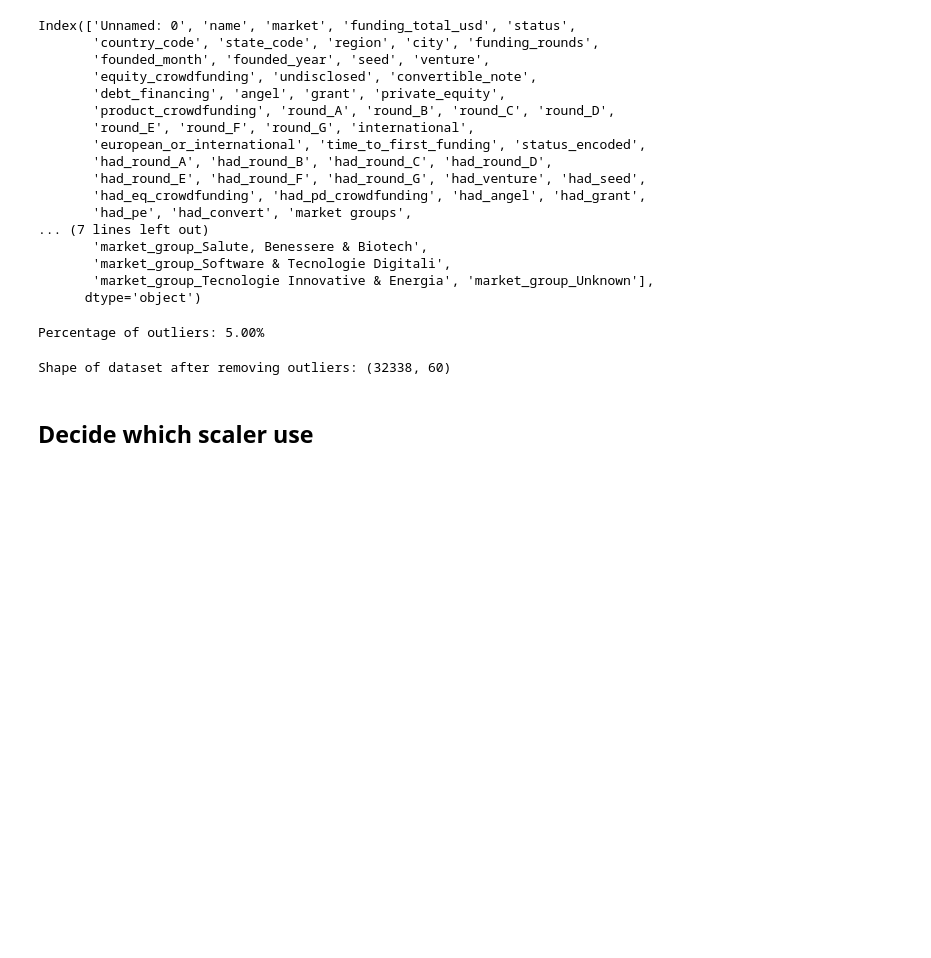
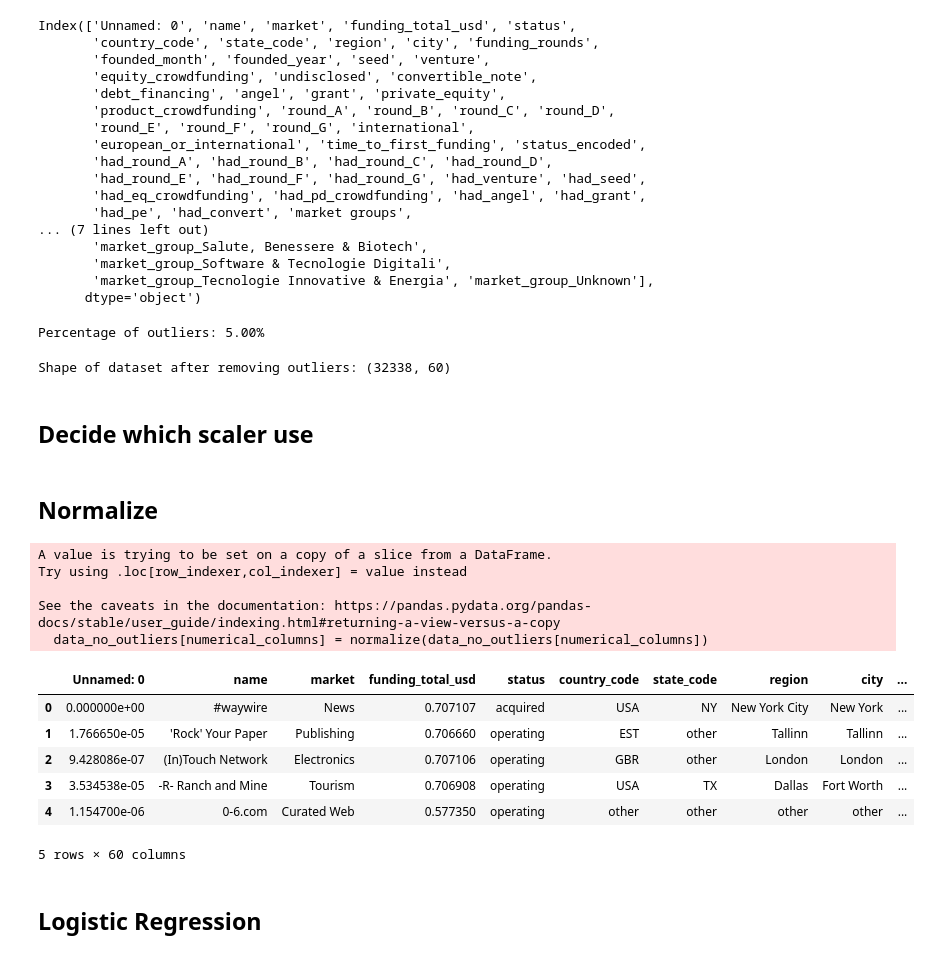
Before and after one commit to lorenzopanero/startup-prediction, a Jupyter notebook: notebook/one_hot_encoding.ipynb, the cells around one changed output. Saved outputs shown, nothing was run; the diff lists cells and outputs as text; code cells hidden in the pictures; blank space fills up the shorter version.

```diff
--- a/notebook/one_hot_encoding.ipynb
+++ b/notebook/one_hot_encoding.ipynb
@@ -198,3 +201,28 @@ Shape of dataset after removing outliers: (32338, 60)
 
 # # Display the first few rows of the standardized data
 # data_no_outliers.head()
+# %% [markdown]
+## Normalize
+# %%
+from sklearn.preprocessing import normalize
+
+# Normalize the numerical columns
+data_no_outliers[numerical_columns] = normalize(data_no_outliers[numerical_columns])
+
+# Display the first few rows of the normalized data
+data_no_outliers.head()
+# %% [output]
+A value is trying to be set on a copy of a slice from a DataFrame.
+Try using .loc[row_indexer,col_indexer] = value instead
+
+See the caveats in the documentation: https://pandas.pydata.org/pandas-docs/stable/user_guide/indexing.html#returning-a-view-versus-a-copy
+  data_no_outliers[numerical_columns] = normalize(data_no_outliers[numerical_columns])
+|  | Unnamed: 0 | name | market | funding_total_usd | status | country_code | state_code | region | city | ... |
+| 0 | 0.000000e+00 | #waywire | News | 0.707107 | acquired | USA | NY | New York City | New York | ... |
+| 1 | 1.766650e-05 | 'Rock' Your Paper | Publishing | 0.706660 | operating | EST | other | Tallinn | Tallinn | ... |
+| 2 | 9.428086e-07 | (In)Touch Network | Electronics | 0.707106 | operating | GBR | other | London | London | ... |
+| 3 | 3.534538e-05 | -R- Ranch and Mine | Tourism | 0.706908 | operating | USA | TX | Dallas | Fort Worth | ... |
+| 4 | 1.154700e-06 | 0-6.com | Curated Web | 0.577350 | operating | other | other | other | other | ... |
+5 rows × 60 columns
+# %% [markdown]
+## Logistic Regression
```
Also changed, not shown: parts of 11 cells of this notebook.
